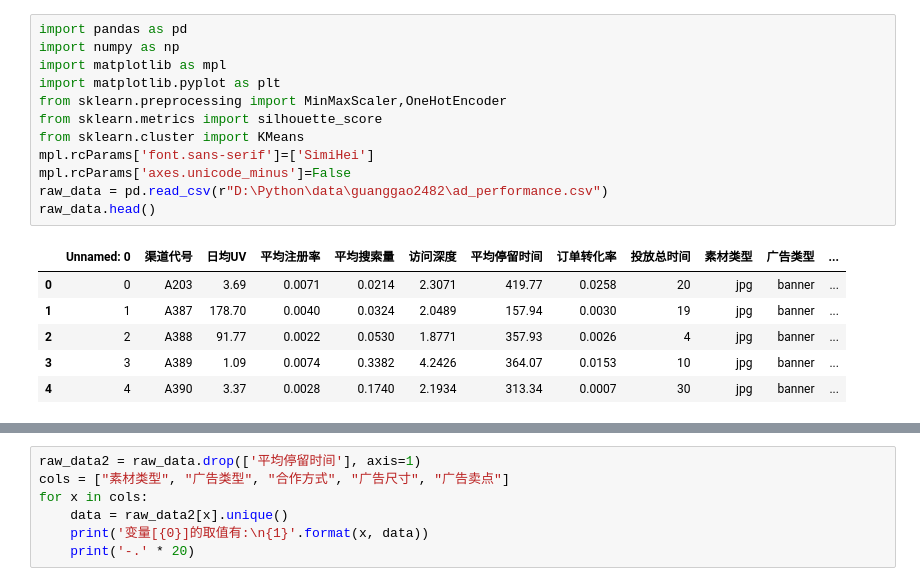
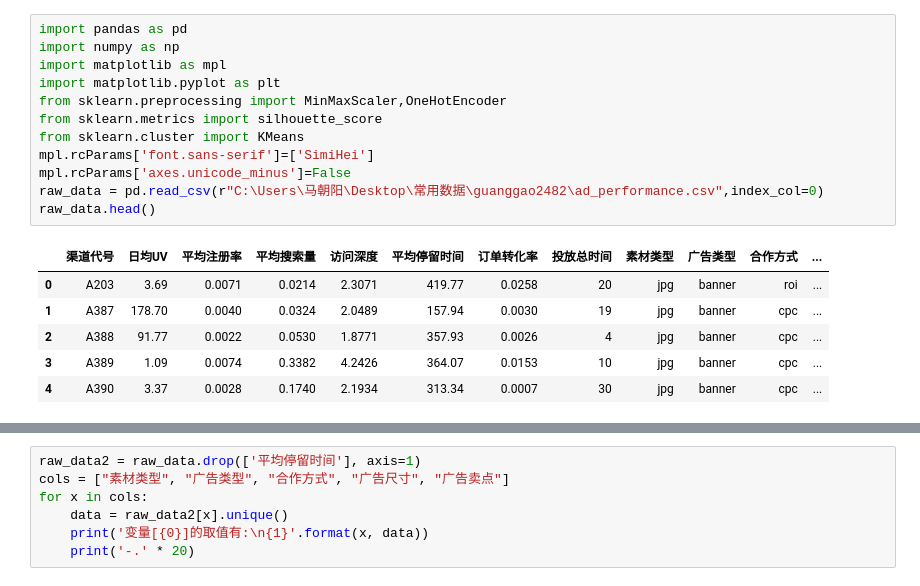
Before and after one commit to linyuexi/commity_exercise, a Jupyter notebook: 广告效果.ipynb, the cells around one changed output, grey strips where cells are left out. Cells and saved outputs as stored; diff of their text form.

```diff
--- a/广告效果.ipynb
+++ b/广告效果.ipynb
@@ -1,22 +1,22 @@
 # %%
 import pandas as pd
 import numpy as np
 import matplotlib as mpl
 import matplotlib.pyplot as plt
 from sklearn.preprocessing import MinMaxScaler,OneHotEncoder
 from sklearn.metrics import silhouette_score
 from sklearn.cluster import KMeans
 mpl.rcParams['font.sans-serif']=['SimiHei']
 mpl.rcParams['axes.unicode_minus']=False
-raw_data = pd.read_csv(r"D:\Python\data\guanggao2482\ad_performance.csv")
+raw_data = pd.read_csv(r"C:\Users\马朝阳\Desktop\常用数据\guanggao2482\ad_performance.csv",index_col=0)
 raw_data.head()
 # %% [output]
-|  | Unnamed: 0 | 渠道代号 | 日均UV | 平均注册率 | 平均搜索量 | 访问深度 | 平均停留时间 | 订单转化率 | 投放总时间 | 素材类型 | 广告类型 | ... |
-| 0 | 0 | A203 | 3.69 | 0.0071 | 0.0214 | 2.3071 | 419.77 | 0.0258 | 20 | jpg | banner | ... |
-| 1 | 1 | A387 | 178.70 | 0.0040 | 0.0324 | 2.0489 | 157.94 | 0.0030 | 19 | jpg | banner | ... |
-| 2 | 2 | A388 | 91.77 | 0.0022 | 0.0530 | 1.8771 | 357.93 | 0.0026 | 4 | jpg | banner | ... |
-| 3 | 3 | A389 | 1.09 | 0.0074 | 0.3382 | 4.2426 | 364.07 | 0.0153 | 10 | jpg | banner | ... |
-| 4 | 4 | A390 | 3.37 | 0.0028 | 0.1740 | 2.1934 | 313.34 | 0.0007 | 30 | jpg | banner | ... |
+|  | 渠道代号 | 日均UV | 平均注册率 | 平均搜索量 | 访问深度 | 平均停留时间 | 订单转化率 | 投放总时间 | 素材类型 | 广告类型 | 合作方式 | ... |
+| 0 | A203 | 3.69 | 0.0071 | 0.0214 | 2.3071 | 419.77 | 0.0258 | 20 | jpg | banner | roi | ... |
+| 1 | A387 | 178.70 | 0.0040 | 0.0324 | 2.0489 | 157.94 | 0.0030 | 19 | jpg | banner | cpc | ... |
+| 2 | A388 | 91.77 | 0.0022 | 0.0530 | 1.8771 | 357.93 | 0.0026 | 4 | jpg | banner | cpc | ... |
+| 3 | A389 | 1.09 | 0.0074 | 0.3382 | 4.2426 | 364.07 | 0.0153 | 10 | jpg | banner | cpc | ... |
+| 4 | A390 | 3.37 | 0.0028 | 0.1740 | 2.1934 | 313.34 | 0.0007 | 30 | jpg | banner | cpc | ... |
 # %%
 raw_data.describe(include='all')
 # %% [output]
```
Also changed, not shown: parts of 17 cells of this notebook, 3 other files.
